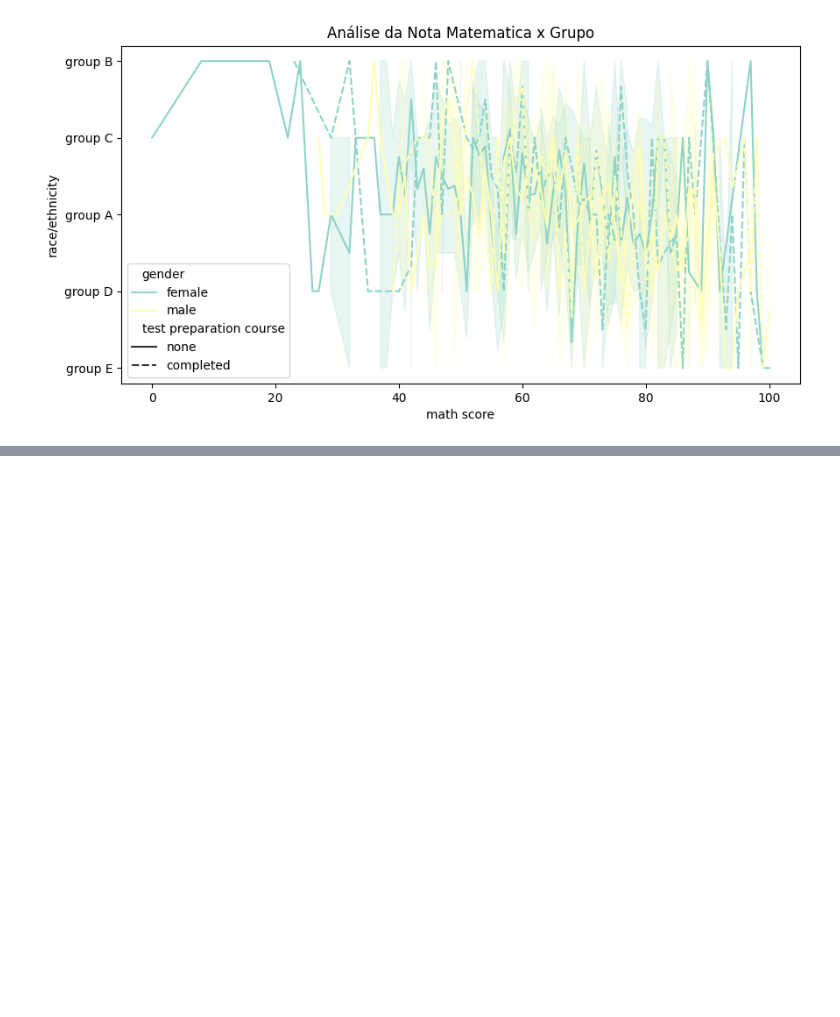
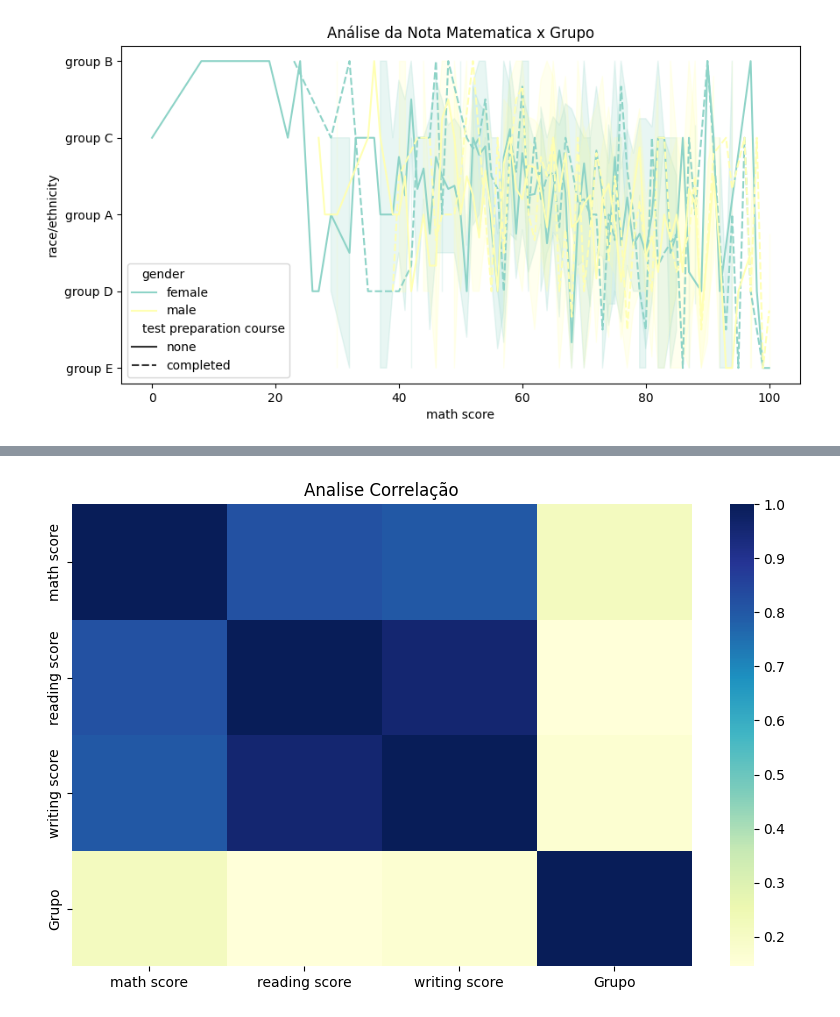
Before and after one commit to GingerLeh/SeabornPython, a Jupyter notebook: seaboarn.ipynb, the cells around one changed output, grey strips where cells are left out. Cells and saved outputs as stored; diff of their text form; code cells hidden in the pictures; blank space fills up the shorter version.

```diff
--- a/seaboarn.ipynb
+++ b/seaboarn.ipynb
@@ -314,0 +358,11 @@ sns.lineplot( data=Base_Dados, x='math score', y='race/ethnicity', hue='gender',
+# %%
+# Tamanho
+plt.figure( figsize=(10, 6))
+
+# Titulo
+plt.title('Analise Correlação')
+
+# Plot [cmap]
+sns.heatmap( Correlacao, cmap='YlGnBu');
+# %% [output]
+[figure, added]
```
Also changed, not shown: parts of 9 cells of this notebook, 1 other file.
